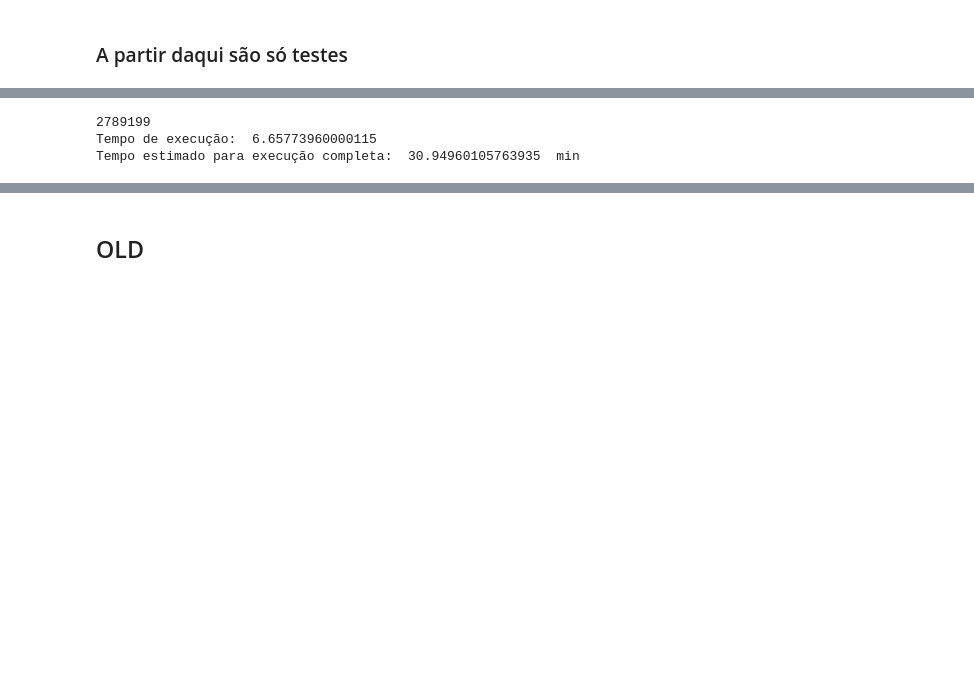
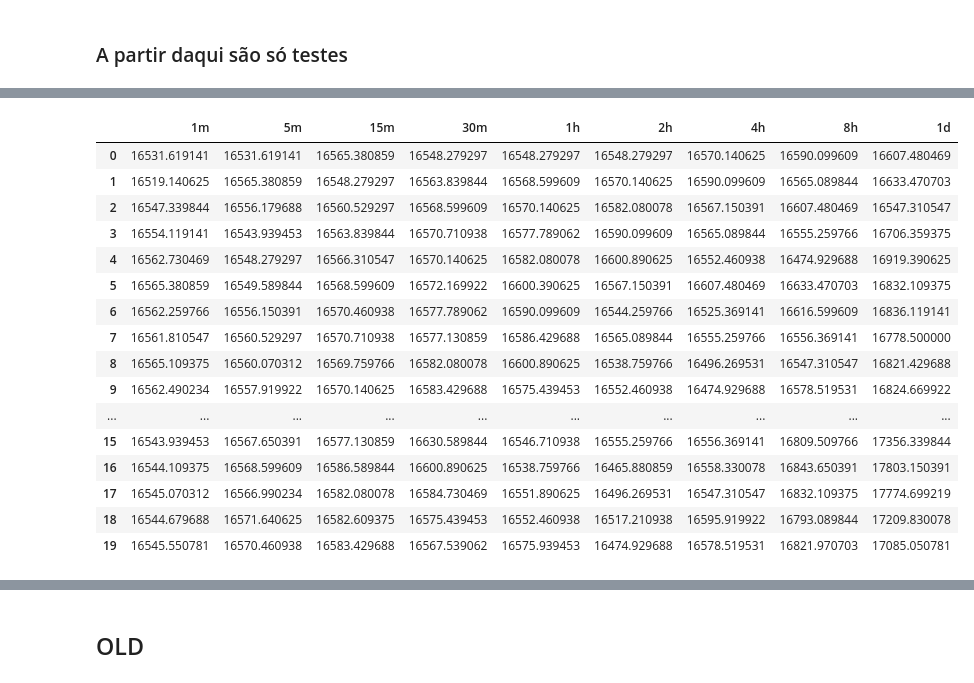
Before and after one commit to lambdavar/Artigo, a Jupyter notebook: main.ipynb, the cells around one changed output, grey strips where cells are left out. Cells and saved outputs as stored; diff of their text form; code cells hidden in the pictures; blank space fills up the shorter version.

```diff
--- a/main.ipynb
+++ b/main.ipynb
@@ -151,34 +217,5 @@ array([[1.6542400e+04, 1.6725311e+12],
        [4.2805601e+03, 1.5029426e+12],
        [4.2614800e+03, 1.5029425e+12],
        [4.2614800e+03, 1.5029425e+12]], dtype=float32)
-# %%
-# cria janela pra cada linha de dados
-def cria_janela(linha, dfs=dfs , lookback=lookback):
-    # cria janela vazia. precisa ter 1 coluna a mais que a qtd de timeframes
-    df_janela = np.full(shape= (lookback, len(dfs)+1), fill_value=np.nan, dtype="float32")
-    # coloca o preco de fechamento de 1m na primeira coluna e o close time de 1m na ultima coluna
-    df_janela[:, 0] = dfs[0][linha:linha+lookback, 0]
-    df_janela[:, -1] = dfs[0][linha:linha+lookback, -1]
-
-    # define se a janela é long ou short
-    # long se o preço de fechamento é maior no minuto seguinte, short se não, none se igual
-    long = None
-    if dfs[0][linha, 0] < dfs[0][linha-1, 0]:
-        long = True
-    elif dfs[0][linha, 0] > dfs[0][linha-1, 0]:
-        long = False
-
-    i = 1
-    while i < len(dfs):
-        # pega o numero da linha o primeiro closetime do timeframe é igual ou menor que o da janela atual
-        index = (dfs[i][:,1] <= df_janela[0,-1]).argmax()
-        # coloca as 20 (lookback) linhas subsequentes dentro da janela
-        df_janela[:, i] = dfs[i][index:index+lookback, 0]
-        i += 1
-    # deleta coluna de close time e retorna
-    return(df_janela[:,:-1], long)
-#df_janela, long = cria_janela(99, dfs, lookback)
-#print(long)
-#pd.DataFrame(df_janela)
 # %%
 #%%timeit
@@ -265,25 +263,21 @@ fig.show()
-# %%
-# tentar meter um paralelismo. demora 3,4 min pra rodar atualmente
-
-linha = 0
-
-linhas = 10000
-start = timer()
-# ultima linha é a qtd de linhas de 1 min - (lookback (20 dias) x qtd de minutos em um dia)
-ultima_linha = len(dfs[0])-(lookback*timeframes_padronizado[-1])
-print(ultima_linha)
-for linha in range(linhas):# range(ultima_linha+1):
-    df_janela, long = cria_janela(linha, dfs, lookback)
-    # se não é long nem short cai fora
-    if long == None:
-        continue
-    # transforma em imagem
-    create_gaf(df_janela.T)
-    # salva na pasta long ou short
-end = timer()
-print("Tempo de execução: ",end - start)
-print("Tempo estimado para execução completa: ", (ultima_linha/linhas)*(end - start)/60, " min")
-# %% [output]
-2789199
-Tempo de execução:  6.65773960000115
-Tempo estimado para execução completa:  30.94960105763935  min
+# %%
+# exemplo de input que vai ser transformado em GAF dimesão é timeframes(linhas) x lookback(colunas)
+pd.DataFrame(cria_janela(100, dfs, lookback)[0], columns = timeframes)
+# %% [output]
+|  | 1m | 5m | 15m | 30m | 1h | 2h | 4h | 8h | 1d |
+| 0 | 16531.619141 | 16531.619141 | 16565.380859 | 16548.279297 | 16548.279297 | 16548.279297 | 16570.140625 | 16590.099609 | 16607.480469 |
+| 1 | 16519.140625 | 16565.380859 | 16548.279297 | 16563.839844 | 16568.599609 | 16570.140625 | 16590.099609 | 16565.089844 | 16633.470703 |
+| 2 | 16547.339844 | 16556.179688 | 16560.529297 | 16568.599609 | 16570.140625 | 16582.080078 | 16567.150391 | 16607.480469 | 16547.310547 |
+| 3 | 16554.119141 | 16543.939453 | 16563.839844 | 16570.710938 | 16577.789062 | 16590.099609 | 16565.089844 | 16555.259766 | 16706.359375 |
+| 4 | 16562.730469 | 16548.279297 | 16566.310547 | 16570.140625 | 16582.080078 | 16600.890625 | 16552.460938 | 16474.929688 | 16919.390625 |
+| 5 | 16565.380859 | 16549.589844 | 16568.599609 | 16572.169922 | 16600.390625 | 16567.150391 | 16607.480469 | 16633.470703 | 16832.109375 |
+| 6 | 16562.259766 | 16556.150391 | 16570.460938 | 16577.789062 | 16590.099609 | 16544.259766 | 16525.369141 | 16616.599609 | 16836.119141 |
+| 7 | 16561.810547 | 16560.529297 | 16570.710938 | 16577.130859 | 16586.429688 | 16565.089844 | 16555.259766 | 16556.369141 | 16778.500000 |
+| 8 | 16565.109375 | 16560.070312 | 16569.759766 | 16582.080078 | 16600.890625 | 16538.759766 | 16496.269531 | 16547.310547 | 16821.429688 |
+| 9 | 16562.490234 | 16557.919922 | 16570.140625 | 16583.429688 | 16575.439453 | 16552.460938 | 16474.929688 | 16578.519531 | 16824.669922 |
+| ... | ... | ... | ... | ... | ... | ... | ... | ... | ... |
+| 15 | 16543.939453 | 16567.650391 | 16577.130859 | 16630.589844 | 16546.710938 | 16555.259766 | 16556.369141 | 16809.509766 | 17356.339844 |
+| 16 | 16544.109375 | 16568.599609 | 16586.589844 | 16600.890625 | 16538.759766 | 16465.880859 | 16558.330078 | 16843.650391 | 17803.150391 |
+| 17 | 16545.070312 | 16566.990234 | 16582.080078 | 16584.730469 | 16551.890625 | 16496.269531 | 16547.310547 | 16832.109375 | 17774.699219 |
+| 18 | 16544.679688 | 16571.640625 | 16582.609375 | 16575.439453 | 16552.460938 | 16517.210938 | 16595.919922 | 16793.089844 | 17209.830078 |
+| 19 | 16545.550781 | 16570.460938 | 16583.429688 | 16567.539062 | 16575.939453 | 16474.929688 | 16578.519531 | 16821.970703 | 17085.050781 |
```
Also changed, not shown: parts of 25 cells of this notebook.
